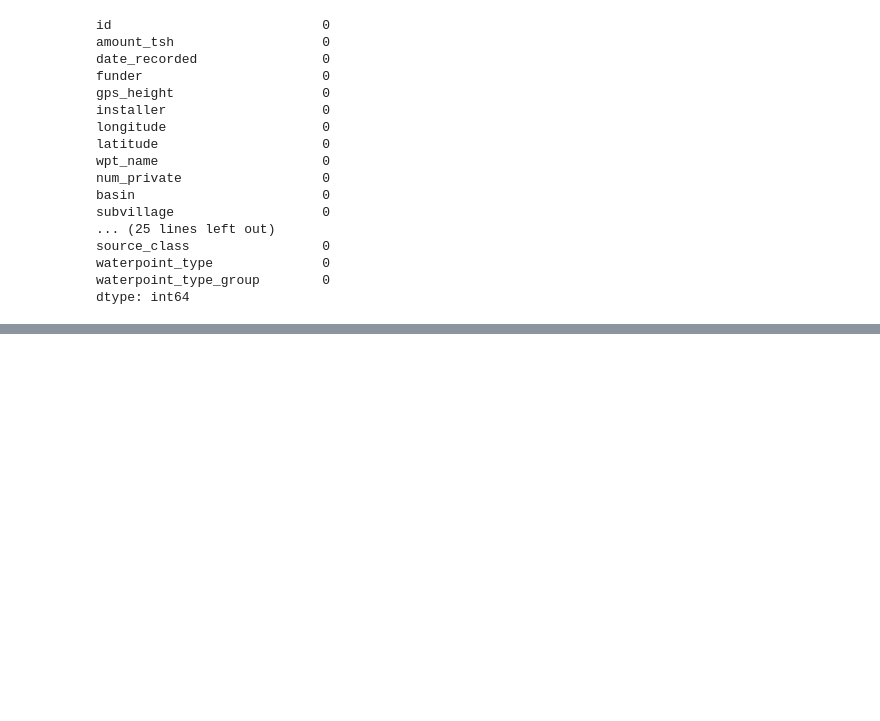
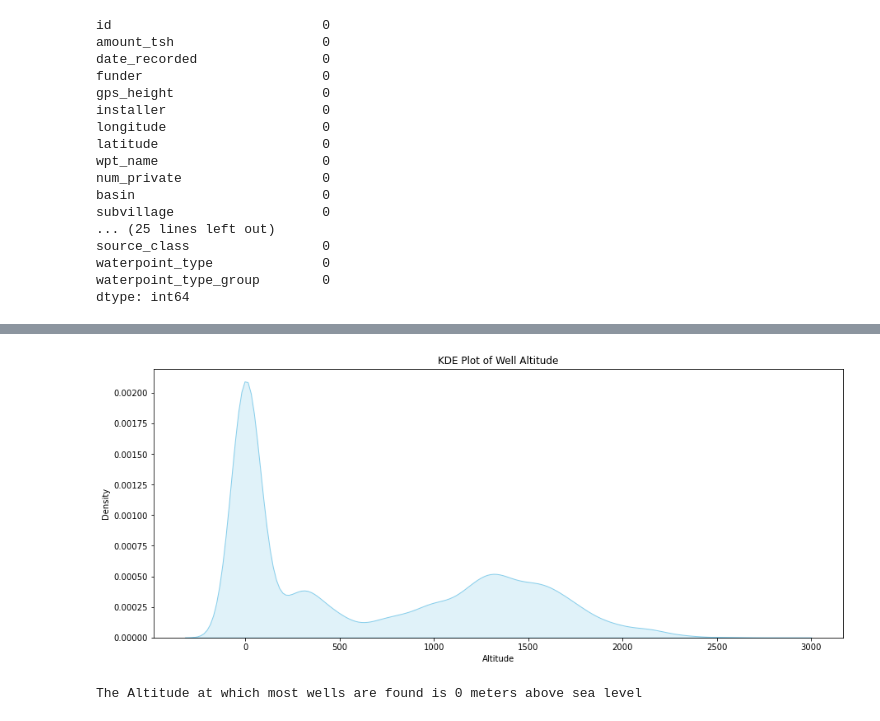
Before and after one commit to MissJJT/dsc-phase-3-project-v3, a Jupyter notebook: student.ipynb, the cells around one changed output, grey strips where cells are left out. Cells and saved outputs as stored; diff of their text form; code cells hidden in the pictures; blank space fills up the shorter version.

```diff
--- a/student.ipynb
+++ b/student.ipynb
@@ -577,0 +841,14 @@ dtype: int64
+# %%
+plt.figure(figsize=(15, 6))
+sns.kdeplot(data=train_df1, x='gps_height', fill=True, color='skyblue')
+plt.title('KDE Plot of Well Altitude')
+plt.xlabel('Altitude')
+plt.ylabel('Density')
+plt.show()
+# %% [output]
+[figure, added]
+# %%
+max_alt = train_df1['gps_height'].value_counts().idxmax()
+print(f'The Altitude at which most wells are found is {max_alt} meters above sea level')
+# %% [output]
+The Altitude at which most wells are found is 0 meters above sea level
```
Also changed, not shown: parts of 71 cells of this notebook.
